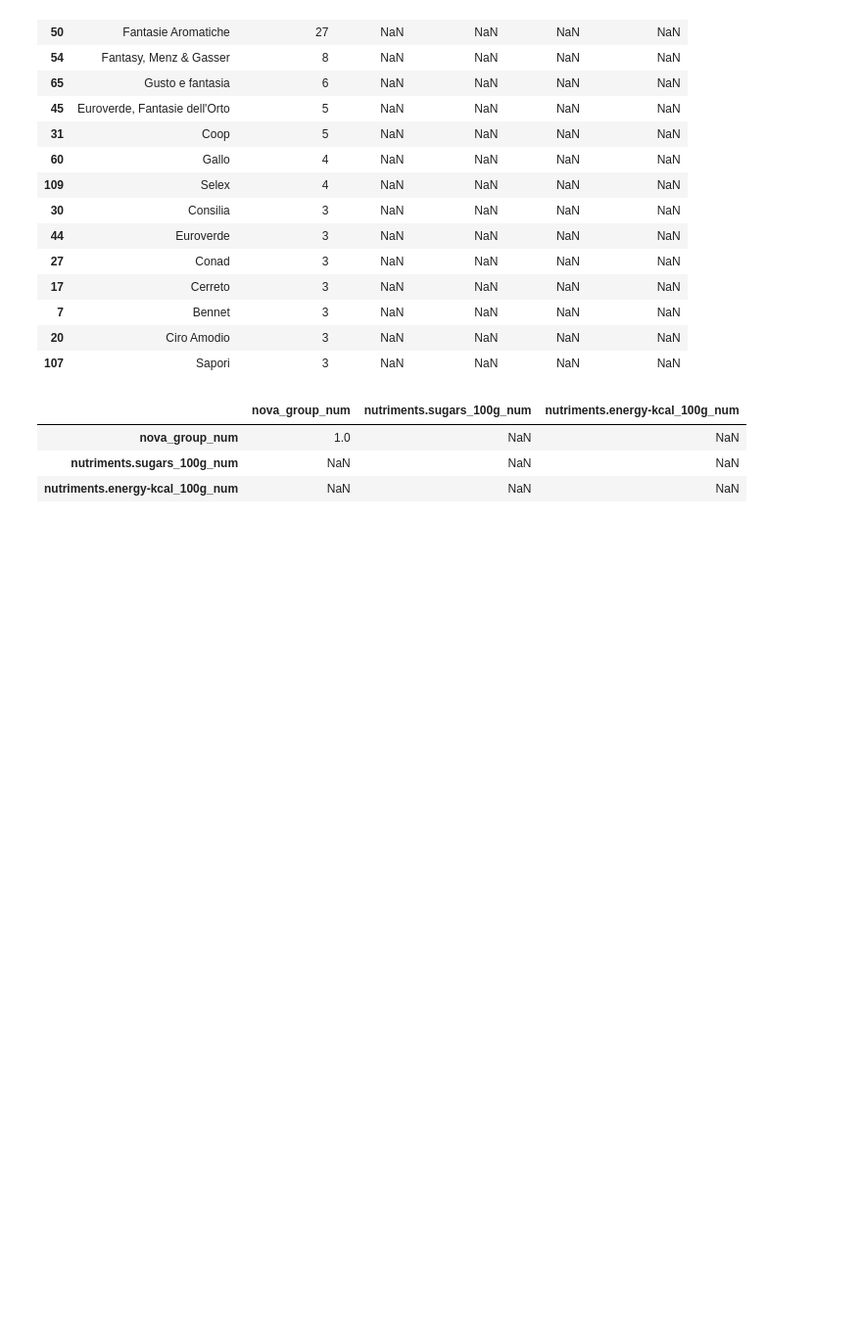
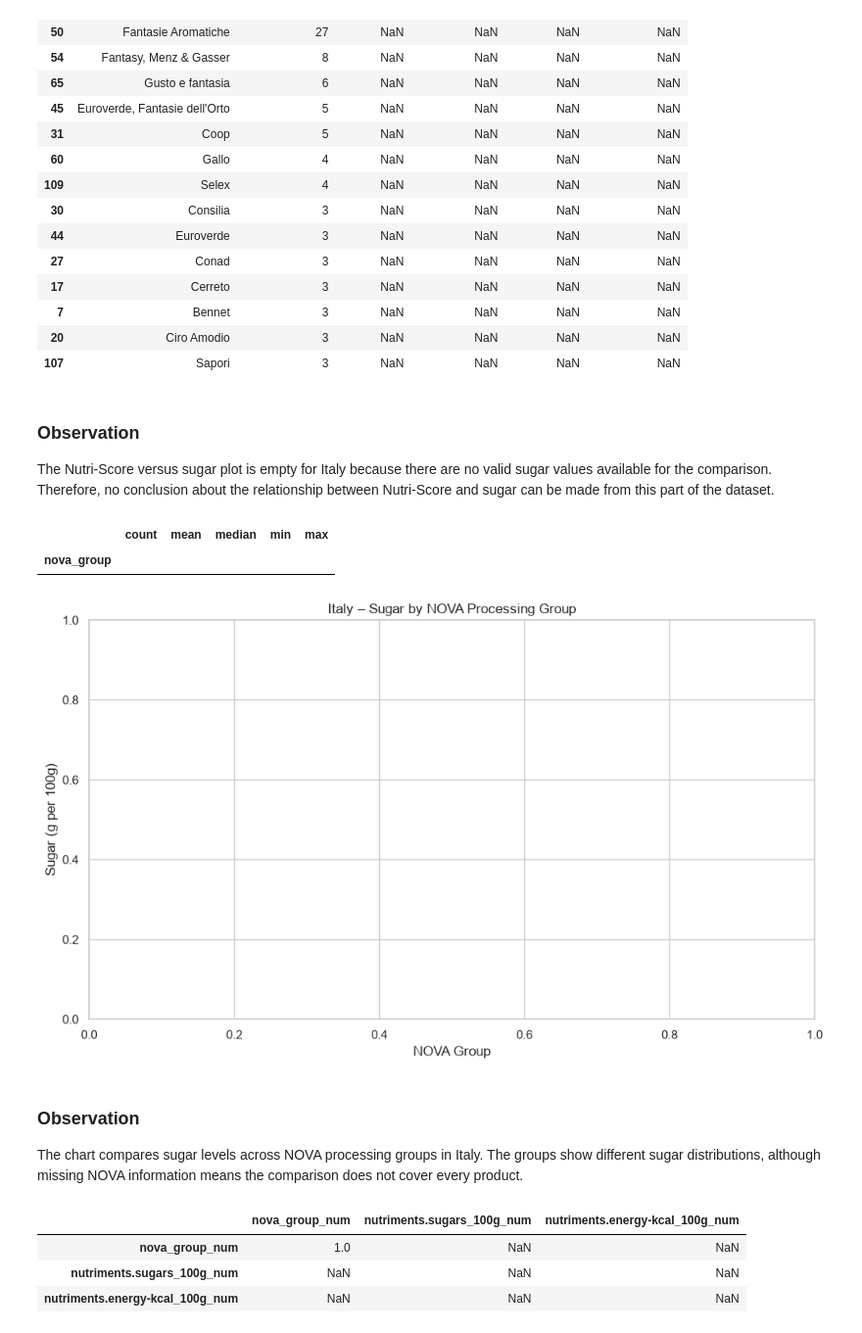
Before and after one commit to Codon-s/cpg-product-intelligence, a Jupyter notebook: MD_Fanta_Data_Analysis.ipynb, the cells around one changed output. Shown at 98% size. Saved outputs shown, nothing was run; the diff lists cells and outputs as text; code cells hidden in the pictures; blank space fills up the shorter version.

```diff
--- a/MD_fanta_analysis.ipynb
+++ b/MD_Fanta_Data_Analysis.ipynb
@@ -1891,6 +1915,47 @@ display(italy_brand_nutrition.head(20))
 | 7 | Bennet | 3 | NaN | NaN | NaN | NaN |
 | 20 | Ciro Amodio | 3 | NaN | NaN | NaN | NaN |
 | 107 | Sapori | 3 | NaN | NaN | NaN | NaN |
+# %% [markdown]
+###  Observation
+
+The Nutri-Score versus sugar plot is empty for Italy because there are no valid sugar values available for the comparison. Therefore, no conclusion about the relationship between Nutri-Score and sugar can be made from this part of the dataset.
+# %%
+# ============================================================
+# ITALY — NOVA VS SUGAR
+# ============================================================
+
+if "nova_group" in italy_df.columns:
+
+    italy_nova_sugar = italy_df[
+        ["nova_group", "nutriments.sugars_100g_num"]
+    ].dropna()
+
+    display(
+        italy_nova_sugar.groupby("nova_group")
+        ["nutriments.sugars_100g_num"]
+        .agg(["count", "mean", "median", "min", "max"])
+        .round(2)
+    )
+
+    plt.figure(figsize=(10, 6))
+    sns.boxplot(
+        data=italy_nova_sugar,
+        x="nova_group",
+        y="nutriments.sugars_100g_num"
+    )
+    plt.title("Italy – Sugar by NOVA Processing Group")
+    plt.xlabel("NOVA Group")
+    plt.ylabel("Sugar (g per 100g)")
+    plt.tight_layout()
+    plt.show()
+# %% [output]
+|  | count | mean | median | min | max |
+| nova_group |  |  |  |  |  |
+[figure, added]
+# %% [markdown]
+###  Observation
+
+The chart compares sugar levels across NOVA processing groups in Italy. The groups show different sugar distributions, although missing NOVA information means the comparison does not cover every product.
 # %%
 # ============================================================
 # ITALY — CORRELATION
```
Also changed, not shown: parts of 83 cells of this notebook.
